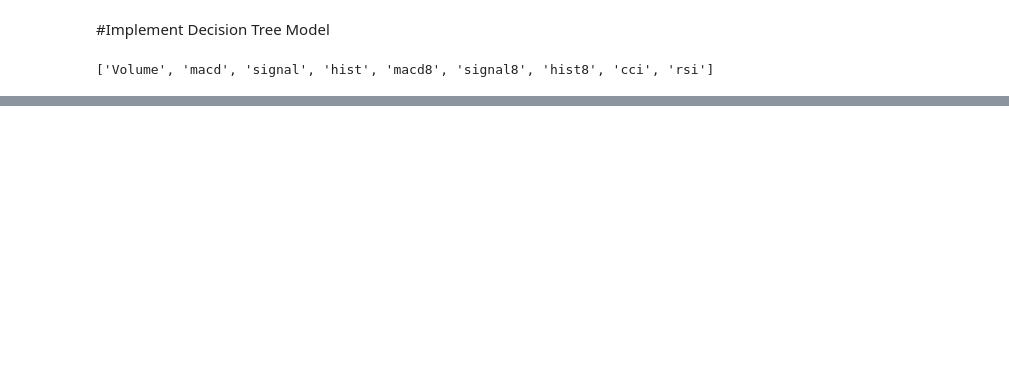
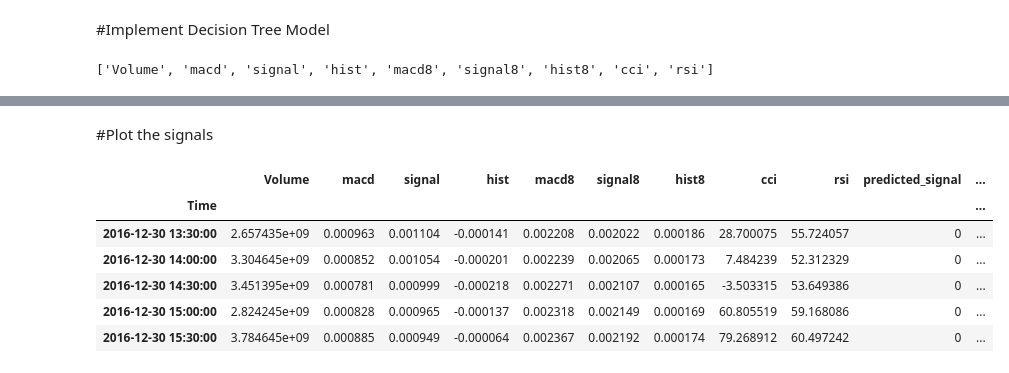
Before and after one commit to ayoubbensakhria/finance_algo, a Jupyter notebook: FXPROBOT.ipynb, the cells around one changed output, grey strips where cells are left out. Cells and saved outputs as stored; diff of their text form; code cells hidden in the pictures; blank space fills up the shorter version.

```diff
--- a/FXPROBOT.ipynb
+++ b/FXPROBOT.ipynb
@@ -227,0 +224,17 @@ tree.plot_tree(rfc.estimators_[0],
+# %% [markdown]
+#Plot the signals
+# %%
+ddf = df.drop(non_features, axis=1)
+ddf['predicted_signal'] = rfc.predict(ddf)
+ddf['Close'] = df['Close']
+# reduce data
+ddf = ddf[-1000:]
+ddf.tail()
+# %% [output]
+|  | Volume | macd | signal | hist | macd8 | signal8 | hist8 | cci | rsi | predicted_signal | ... |
+| Time |  |  |  |  |  |  |  |  |  |  | ... |
+| 2016-12-30 13:30:00 | 2.657435e+09 | 0.000963 | 0.001104 | -0.000141 | 0.002208 | 0.002022 | 0.000186 | 28.700075 | 55.724057 | 0 | ... |
+| 2016-12-30 14:00:00 | 3.304645e+09 | 0.000852 | 0.001054 | -0.000201 | 0.002239 | 0.002065 | 0.000173 | 7.484239 | 52.312329 | 0 | ... |
+| 2016-12-30 14:30:00 | 3.451395e+09 | 0.000781 | 0.000999 | -0.000218 | 0.002271 | 0.002107 | 0.000165 | -3.503315 | 53.649386 | 0 | ... |
+| 2016-12-30 15:00:00 | 2.824245e+09 | 0.000828 | 0.000965 | -0.000137 | 0.002318 | 0.002149 | 0.000169 | 60.805519 | 59.168086 | 0 | ... |
+| 2016-12-30 15:30:00 | 3.784645e+09 | 0.000885 | 0.000949 | -0.000064 | 0.002367 | 0.002192 | 0.000174 | 79.268912 | 60.497242 | 0 | ... |
```
Also changed, not shown: parts of 6 cells of this notebook.
